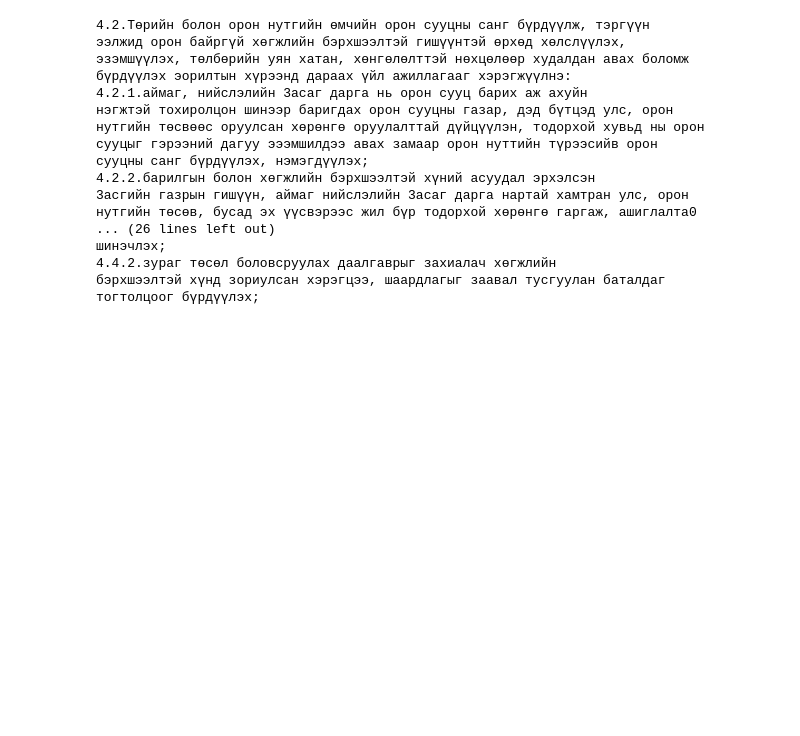
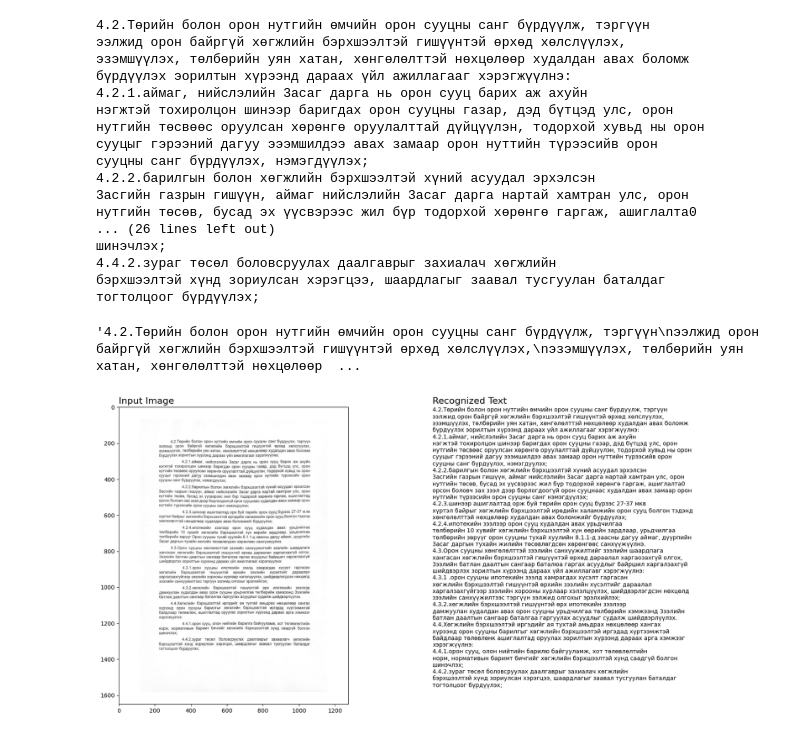
Before and after one commit to batzorich/Mongolian-OCR, a Jupyter notebook: notebook/demonstration.ipynb, the cells around one changed output. Cells and saved outputs as stored; diff of their text form; code cells hidden in the pictures; blank space fills up the shorter version.

```diff
--- a/notebook/demonstration.ipynb
+++ b/notebook/demonstration.ipynb
@@ -57,3 +28,31 @@ print(result)
 4.4.2.зураг төсөл боловсруулах даалгаврыг захиалач хөгжлийн
 бэрхшээлтэй хүнд зориулсан хэрэгцээ, шаардлагыг заавал тусгуулан баталдаг
 тогтолцоог бүрдүүлэх;
+# %%
+result
+# %% [output]
+'4.2.Төрийн болон орон нутгийн өмчийн орон сууцны санг бүрдүүлж, тэргүүн\nээлжид орон байргүй хөгжлийн бэрхшээлтэй гишүүнтэй өрхөд хөлслүүлэх,\nэзэмшүүлэх, төлбөрийн уян хатан, хөнгөлөлттэй нөхцөлөөр  ...
+# %%
+import matplotlib.pyplot as plt
+import matplotlib.gridspec as gridspec
+import cv2
+
+img = cv2.cvtColor(img, cv2.COLOR_BGR2RGB)
+
+fig = plt.figure(figsize=(18, 8))
+gs = gridspec.GridSpec(1, 2, width_ratios=[1, 1.2])
+
+ax0 = plt.subplot(gs[0])
+ax0.imshow(img)
+ax0.axis("on")
+ax0.set_title("Input Image", fontsize=16, loc="left")
+
+ax1 = plt.subplot(gs[1])
+ax1.axis("off")
+ax1.set_title("Recognized Text", fontsize=16, loc="left")
+ax1.text(0, 1, result, fontsize=10, wrap=True, va='top', ha='left', transform=ax1.transAxes)
+
+plt.subplots_adjust(left=0.05, right=0.95, top=0.95, bottom=0.05, wspace=0.2)
+plt.show()
+# %% [output]
+[figure, added]
```
Also changed, not shown: parts of 1 cell of this notebook.
